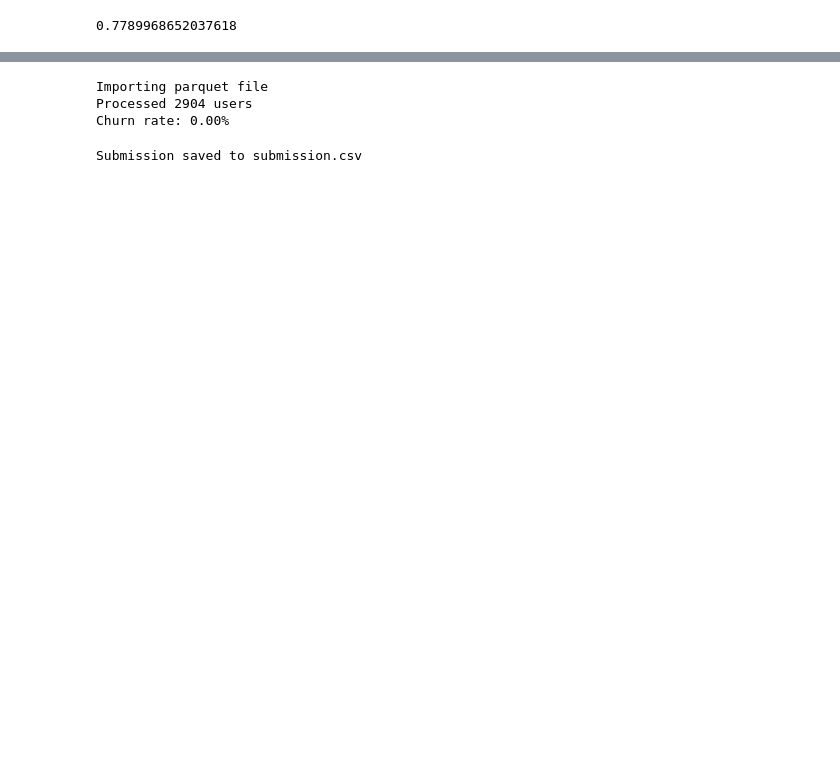
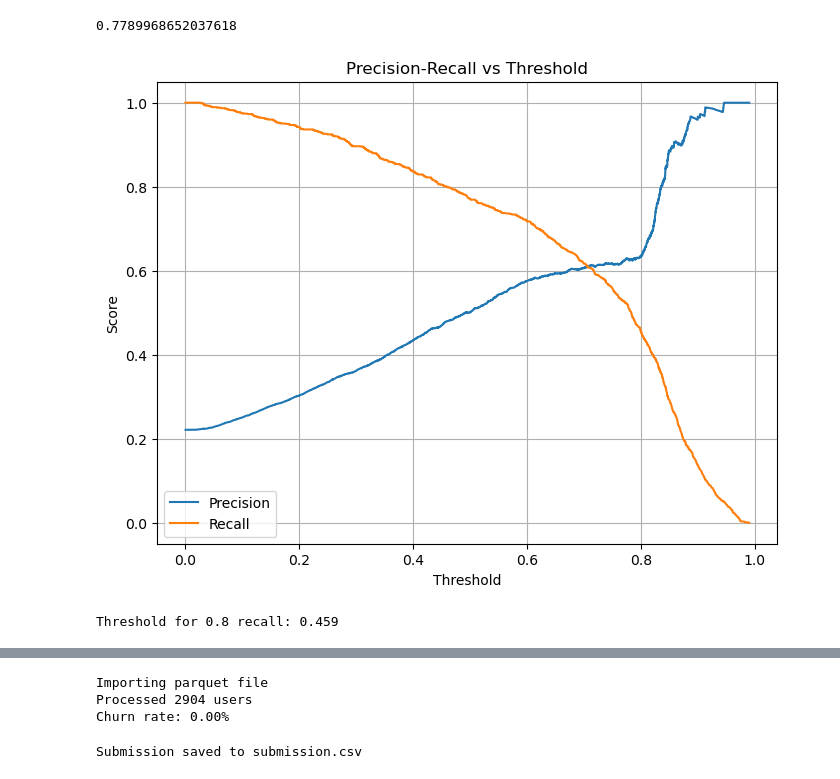
Before and after one commit to AndreeaPatarlageanu/DataScienceProject, a Jupyter notebook: LogisticRegression.ipynb, the cells around one changed output, grey strips where cells are left out. Drawn from its saved outputs; the diff is of its cells as text; code cells hidden in the pictures; blank space fills up the shorter version.

```diff
--- a/LogisticRegression.ipynb
+++ b/LogisticRegression.ipynb
@@ -74,3 +75,31 @@ accuracy = accuracy_score(y_pred, y_test)
 print(accuracy)
 # %% [output]
 0.7789968652037618
+# %%
+from sklearn.metrics import precision_recall_curve, auc
+import matplotlib.pyplot as plt
+
+
+# Calculate precision-recall for different thresholds
+y_proba = log_reg.predict_proba(X_test_scaled)[:, 1]
+precision, recall, thresholds = precision_recall_curve(y_test, y_proba)
+
+# Plot
+plt.figure(figsize=(8, 6))
+plt.plot(thresholds, precision[:-1], label='Precision')
+plt.plot(thresholds, recall[:-1], label='Recall')
+plt.xlabel('Threshold')
+plt.ylabel('Score')
+plt.legend()
+plt.grid(True)
+plt.title('Precision-Recall vs Threshold')
+plt.show()
+
+# Find threshold for specific recall (e.g., catch 80% of churners)
+target_recall = 0.8
+idx = np.argmin(np.abs(recall - target_recall))
+optimal_threshold = thresholds[idx]
+print(f"Threshold for {target_recall} recall: {optimal_threshold:.3f}")
+# %% [output]
+[figure, added]
+Threshold for 0.8 recall: 0.459
```
Also changed, not shown: parts of 3 cells of this notebook, 4 other files.
